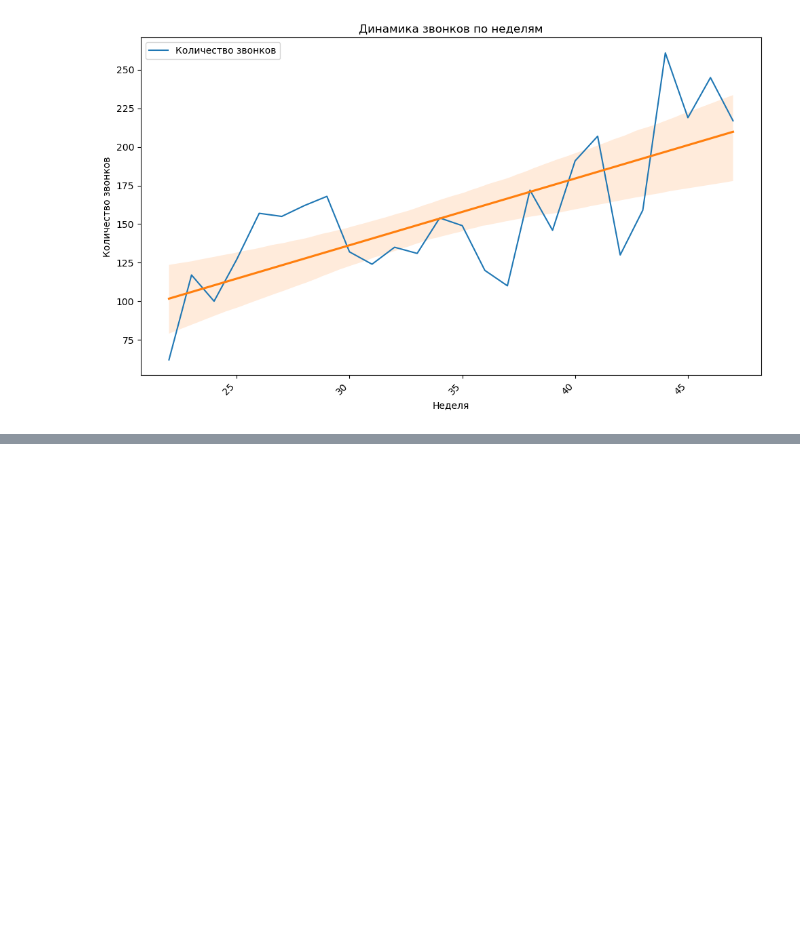
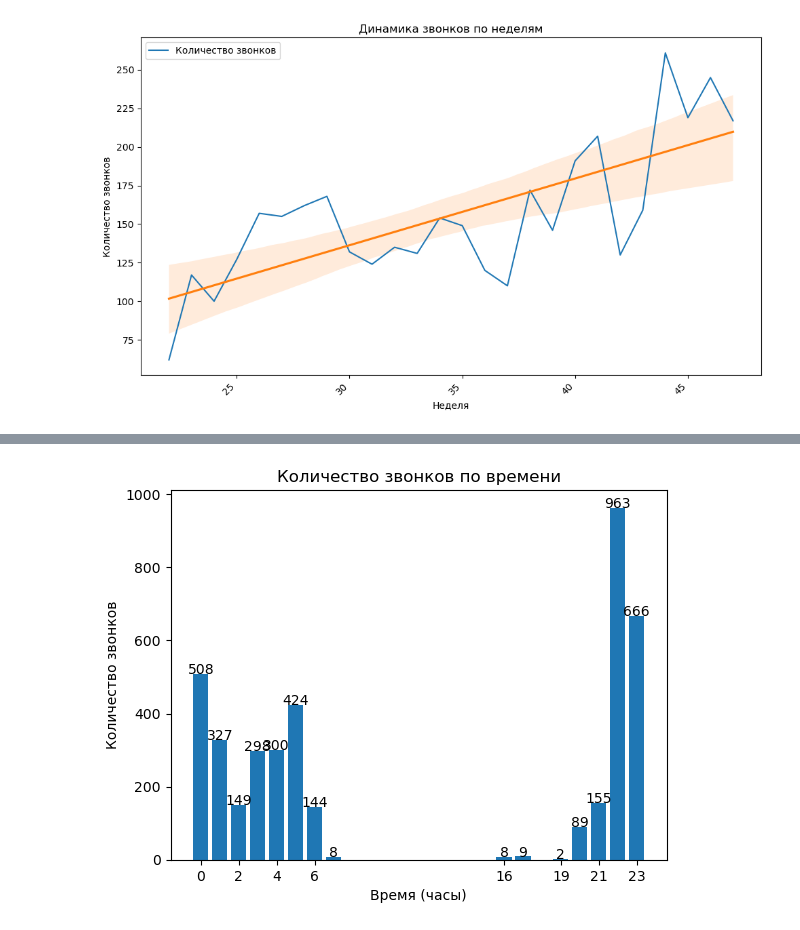
Before and after one commit to MaximManuyko/Jupyter, a Jupyter notebook: ДатаСет Звонки.ipynb, the cells around one changed output, grey strips where cells are left out. Saved outputs shown, nothing was run; the diff lists cells and outputs as text; code cells hidden in the pictures; blank space fills up the shorter version.

```diff
--- a/ДатаСет Звонки.ipynb
+++ b/ДатаСет Звонки.ipynb
@@ -215,0 +599,17 @@ plt.show()
+# %%
+import pandas as pd
+
+# Замените 'DataSet.xlsx' на путь к вашему файлу Excel
+file_path = 'DataSet.xlsx'
+
+# Используйте функцию read_excel для чтения данных из Excel файла
+df = pd.read_excel(file_path)
+
+# Извлекаем час из столбца "Дата"
+df['Время'] = pd.to_datetime(df['Дата']).dt.hour
+
+# Группируем данные по часам и подсчитываем количество звонков
+result = df.groupby('Время').size().reset_index(name='Количество звонков')
+
+# Выводим результат
+result.head(15)
@@ -215,0 +633,20 @@ plt.show()
+# %%
+# Строим столбчатую диаграмму
+plt.bar(result['Время'], result['Количество звонков'])
+
+# Добавляем подписи осей и заголовок
+plt.xlabel('Время (часы)')
+plt.ylabel('Количество звонков')
+plt.title('Количество звонков по времени')
+
+# Пронумеруем ось X через одно значение
+plt.xticks(result['Время'][::2])
+
+# Добавляем значения сверху столбиков
+for i, value in enumerate(result['Количество звонков']):
+    plt.text(result['Время'][i], value + 0.1, str(value), ha='center')
+
+# Отображаем диаграмму
+plt.show()
+# %% [output]
+[figure, added]
```
Also changed, not shown: parts of 12 cells of this notebook.
